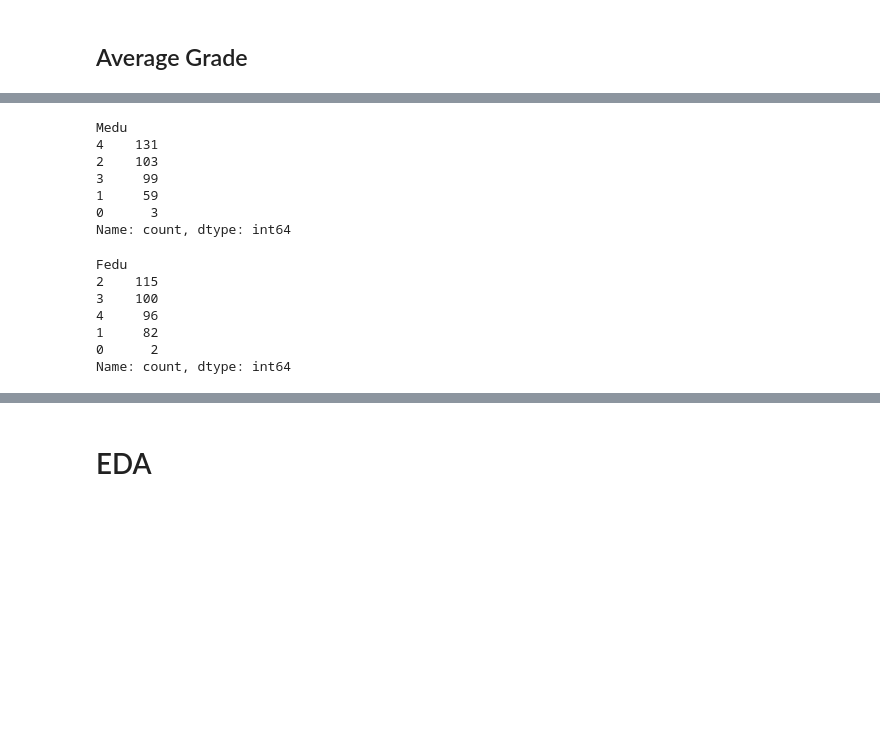
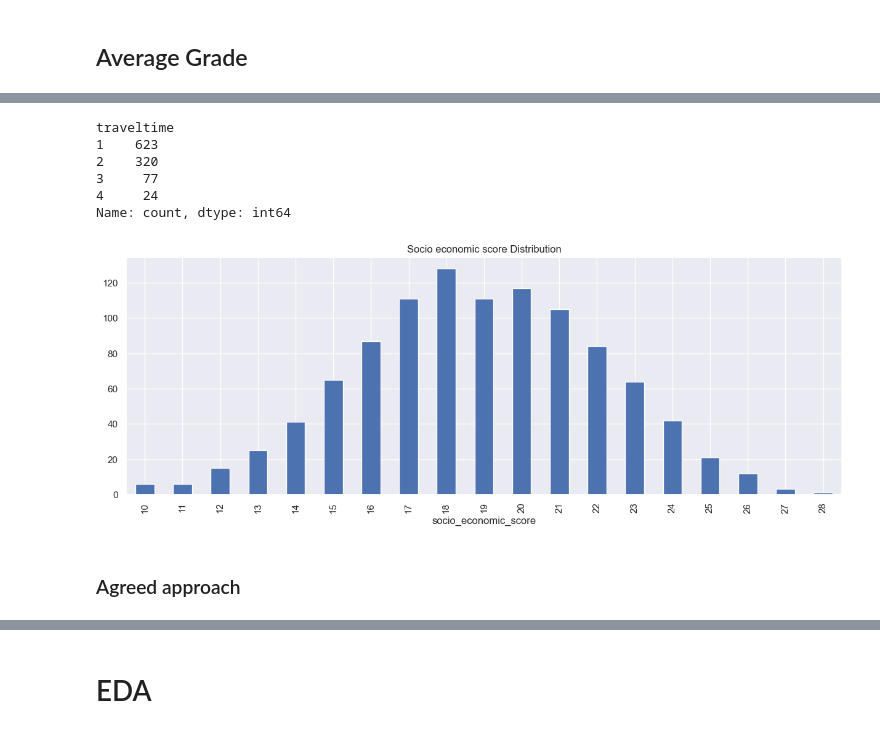
Before and after one commit to CasperAntonPoulsen/AlgoFainessExam, a Jupyter notebook: src/eda1.ipynb, the cells around one changed output, grey strips where cells are left out. Cells and saved outputs as stored; diff of their text form; code cells hidden in the pictures; blank space fills up the shorter version.

```diff
--- a/src/eda1.ipynb
+++ b/src/eda1.ipynb
@@ -85,20 +91,40 @@ df["social_class"] = df.apply(
-# %%
-df['Medu'].value_counts()
-# %% [output]
-Medu
-4    131
-2    103
-3     99
-1     59
-0      3
-Name: count, dtype: int64
-# %%
-df['Fedu'].value_counts()
-# %% [output]
-Fedu
-2    115
-3    100
-4     96
-1     82
-0      2
-Name: count, dtype: int64
+# %%
+df.traveltime.value_counts().sort_values(ascending=False)
+# %% [output]
+traveltime
+1    623
+2    320
+3     77
+4     24
+Name: count, dtype: int64
+# %%
+df_altered = df.copy()
+
+df_altered["famsize"] = df_altered["famsize"].map(
+    {"GT3": 1, "LE3": 2}
+)  # 1 = Greater than 3, 2 = Less than 3
+df_altered["Pstatus"] = df_altered["Pstatus"].map(
+    {"A": 1, "T": 2}
+)  # 1 = Apart, 2 = Together
+df_altered["internet"] = df_altered["internet"].map({"no": 0, "yes": 1})
+
+# this approach weights the features that are not on a ordinal scale
+social_class_features = [
+    "famsize",
+    "Pstatus",
+    "internet",
+    "Medu",
+    "Fedu",
+    "health",
+    "freetime",
+    "goout", # include ???
+]
+df_altered["socio_economic_score"] = df_altered[social_class_features].sum(axis=1)
+
+df_altered['socio_economic_score'].value_counts().sort_index().plot(kind="bar", figsize=(15, 5))
+plt.title("Socio economic score Distribution")
+plt.show()
+# %% [output]
+[figure, added]
+# %% [markdown]
+### Agreed approach
```
Also changed, not shown: parts of 30 cells of this notebook, 8 other files.
